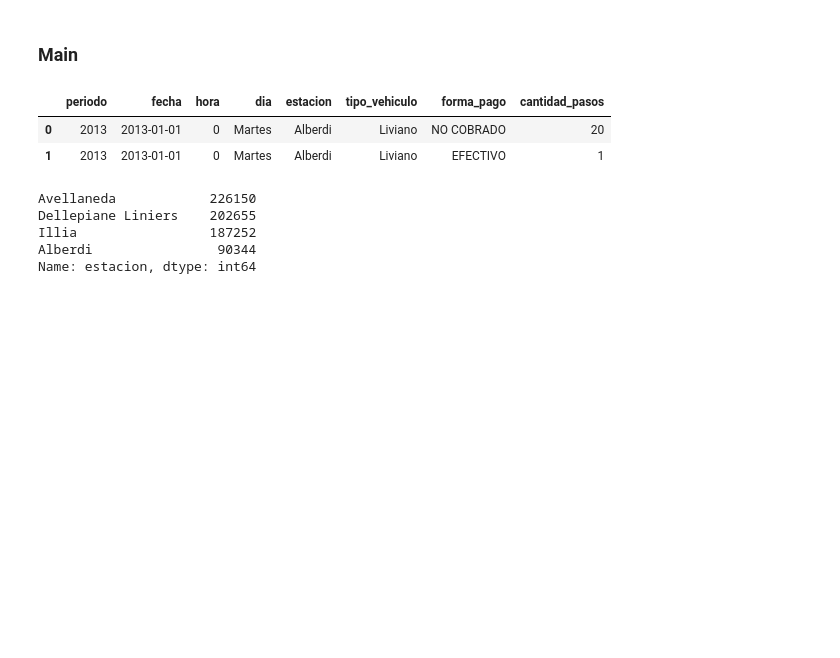
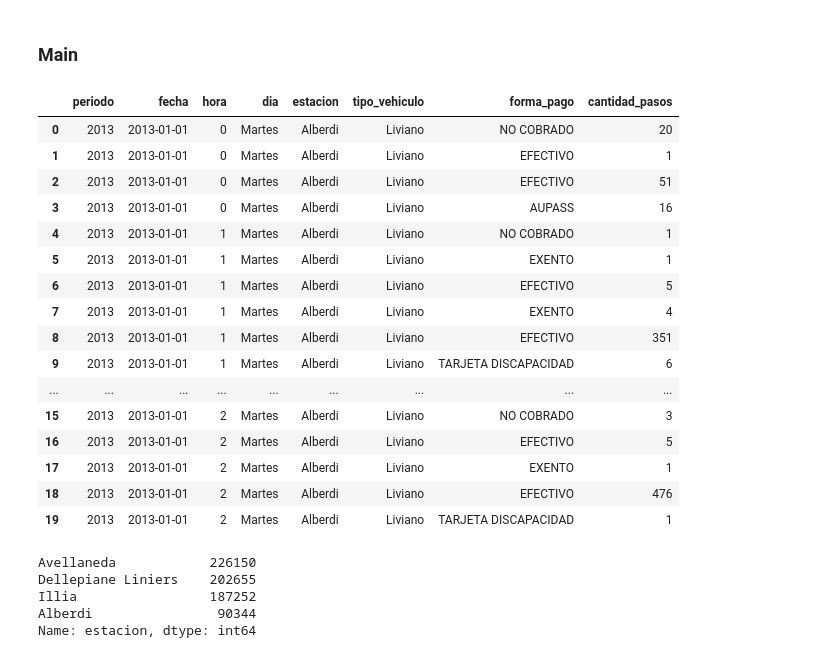
Before and after one commit to estebanarr/proyecto04, a Jupyter notebook: proyecto_04.ipynb, the cells around one changed output. Cells and saved outputs as stored; diff of their text form; code cells hidden in the pictures; blank space fills up the shorter version.

```diff
--- a/proyecto_04.ipynb
+++ b/proyecto_04.ipynb
@@ -160,11 +163,25 @@ data_2017=pd.read_csv('./Datasets/flujo-vehicular-2017.csv', sep =',')
 # %%
 #Datasets 2013 a 2015
 
-data_2013.head(2)
+data_2013.head(20)
 # %% [output]
 |  | periodo | fecha | hora | dia | estacion | tipo_vehiculo | forma_pago | cantidad_pasos |
 | 0 | 2013 | 2013-01-01 | 0 | Martes | Alberdi | Liviano | NO COBRADO | 20 |
 | 1 | 2013 | 2013-01-01 | 0 | Martes | Alberdi | Liviano | EFECTIVO | 1 |
+| 2 | 2013 | 2013-01-01 | 0 | Martes | Alberdi | Liviano | EFECTIVO | 51 |
+| 3 | 2013 | 2013-01-01 | 0 | Martes | Alberdi | Liviano | AUPASS | 16 |
+| 4 | 2013 | 2013-01-01 | 1 | Martes | Alberdi | Liviano | NO COBRADO | 1 |
+| 5 | 2013 | 2013-01-01 | 1 | Martes | Alberdi | Liviano | EXENTO | 1 |
+| 6 | 2013 | 2013-01-01 | 1 | Martes | Alberdi | Liviano | EFECTIVO | 5 |
+| 7 | 2013 | 2013-01-01 | 1 | Martes | Alberdi | Liviano | EXENTO | 4 |
+| 8 | 2013 | 2013-01-01 | 1 | Martes | Alberdi | Liviano | EFECTIVO | 351 |
+| 9 | 2013 | 2013-01-01 | 1 | Martes | Alberdi | Liviano | TARJETA DISCAPACIDAD | 6 |
+| ... | ... | ... | ... | ... | ... | ... | ... | ... |
+| 15 | 2013 | 2013-01-01 | 2 | Martes | Alberdi | Liviano | NO COBRADO | 3 |
+| 16 | 2013 | 2013-01-01 | 2 | Martes | Alberdi | Liviano | EFECTIVO | 5 |
+| 17 | 2013 | 2013-01-01 | 2 | Martes | Alberdi | Liviano | EXENTO | 1 |
+| 18 | 2013 | 2013-01-01 | 2 | Martes | Alberdi | Liviano | EFECTIVO | 476 |
+| 19 | 2013 | 2013-01-01 | 2 | Martes | Alberdi | Liviano | TARJETA DISCAPACIDAD | 1 |
 # %%
 data_2013.estacion.value_counts()
 # %% [output]
```
Also changed, not shown: parts of 89 cells of this notebook.
